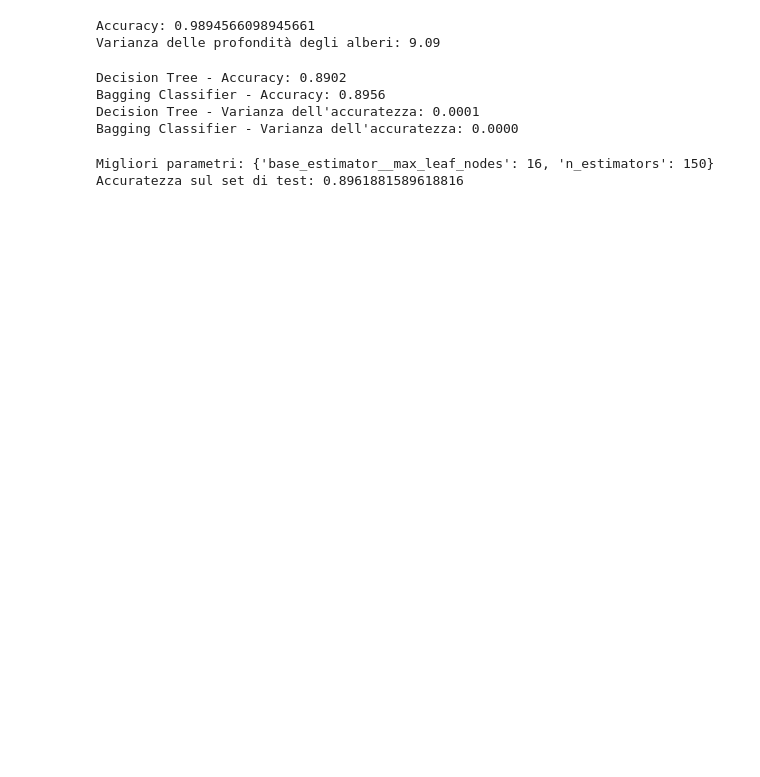
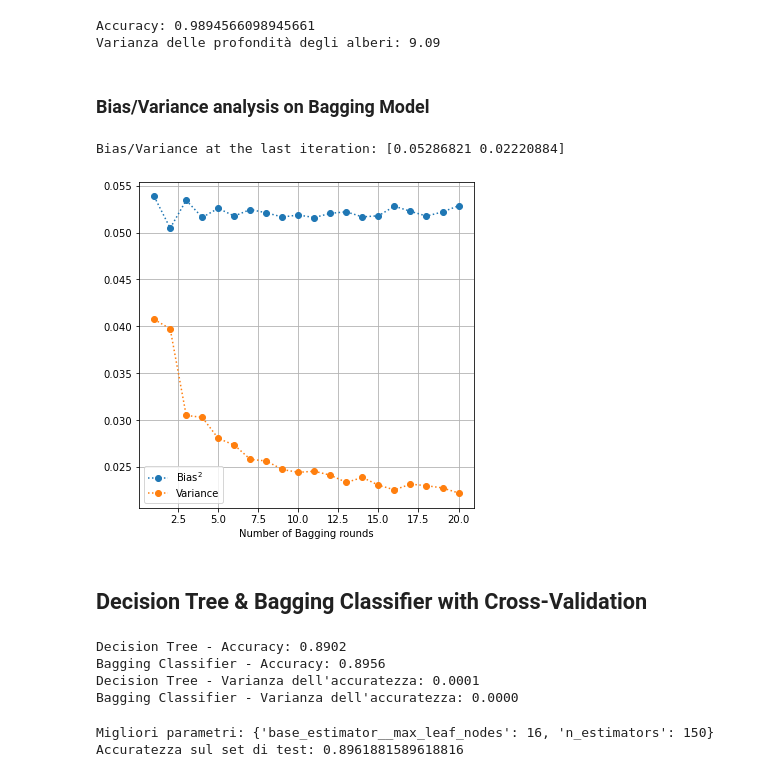
Before and after one commit to ciosper/Ensemble_Methods, a Jupyter notebook: Revenue_Classifier.ipynb, the cells around one changed output. Saved outputs shown, nothing was run; the diff lists cells and outputs as text; code cells hidden in the pictures; blank space fills up the shorter version.

```diff
--- a/Revenue_Classifier.ipynb
+++ b/Revenue_Classifier.ipynb
@@ -188,6 +236,54 @@ print("Varianza delle profondità degli alberi:", varianza_profondita)
 # %% [output]
 Accuracy: 0.9894566098945661
 Varianza delle profondità degli alberi: 9.09
+# %% [markdown]
+### Bias/Variance analysis on Bagging Model
+# %%
+from sklearn.utils import resample
+from sklearn.tree import DecisionTreeClassifier
+from sklearn.ensemble import BaggingClassifier
+
+N_TESTS = 20
+
+stats = np.array([])
+
+bags = range(1,21)
+
+for l in bags:
+    y_preds = np.array([])
+
+    for i in range(N_TESTS):
+        Xs, ys = resample(X,y, n_samples=int(0.67*len(y)) )
+
+        # train a decision tree classifier
+        dt = DecisionTreeClassifier(max_leaf_nodes=100)
+        bagged_dt = BaggingClassifier(dt, n_estimators=l)
+        bagged_dt.fit(Xs,ys)
+
+        y_pred = bagged_dt.predict(X)
+        y_preds = np.column_stack( [y_preds, y_pred] ) if y_preds.size else y_pred
+
+    dt_bias     = (y-np.mean(y_preds,axis=1))**2
+    dt_variance = np.var(y_preds,axis=1)
+
+    run_stats = np.array([dt_bias.mean(), dt_variance.mean()])
+
+    stats = np.column_stack( [stats, run_stats]) if stats.size else run_stats
+
+fig, ax = plt.subplots(figsize=(6,6))
+
+ax.plot(bags,stats[0,:], 'o:', label='Bias$^2$')
+ax.plot(bags,stats[1,:], 'o:', label='Variance')
+ax.set_xlabel('Number of Bagging rounds')
+ax.grid()
+ax.legend()
+
+print ("Bias/Variance at the last iteration:", stats[:,-1])
+# %% [output]
+Bias/Variance at the last iteration: [0.05286821 0.02220884]
+[figure, added]
+# %% [markdown]
+## Decision Tree & Bagging Classifier with Cross-Validation
 # %%
 from sklearn.model_selection import cross_val_score
 from sklearn.tree import DecisionTreeClassifier
```
Also changed, not shown: parts of 3 cells of this notebook.
